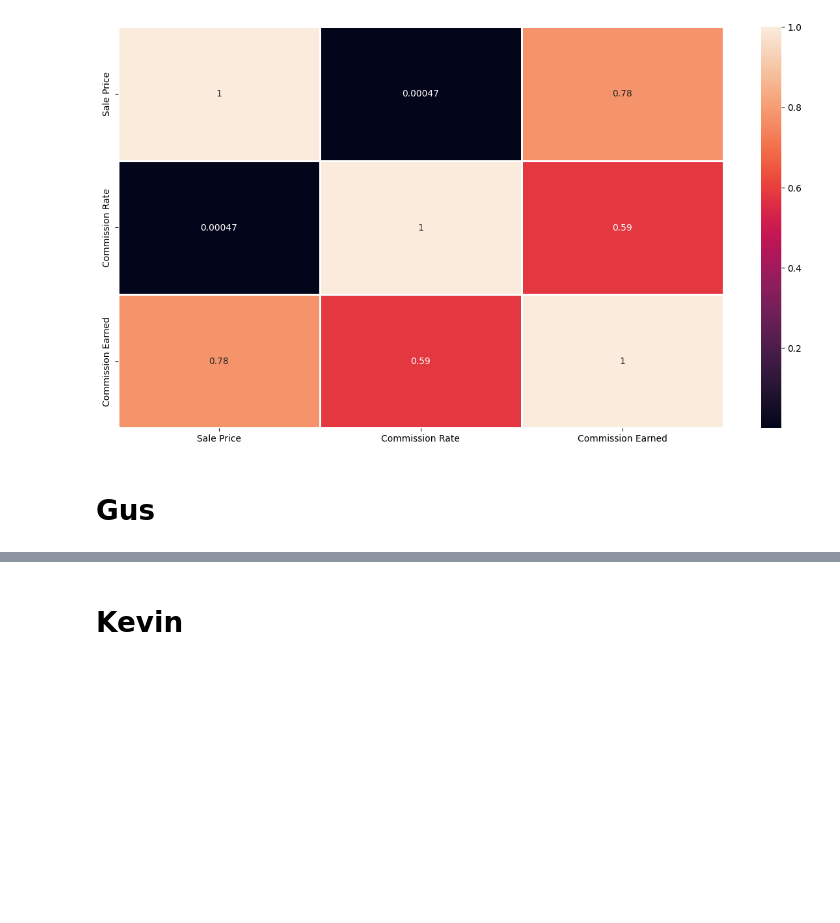
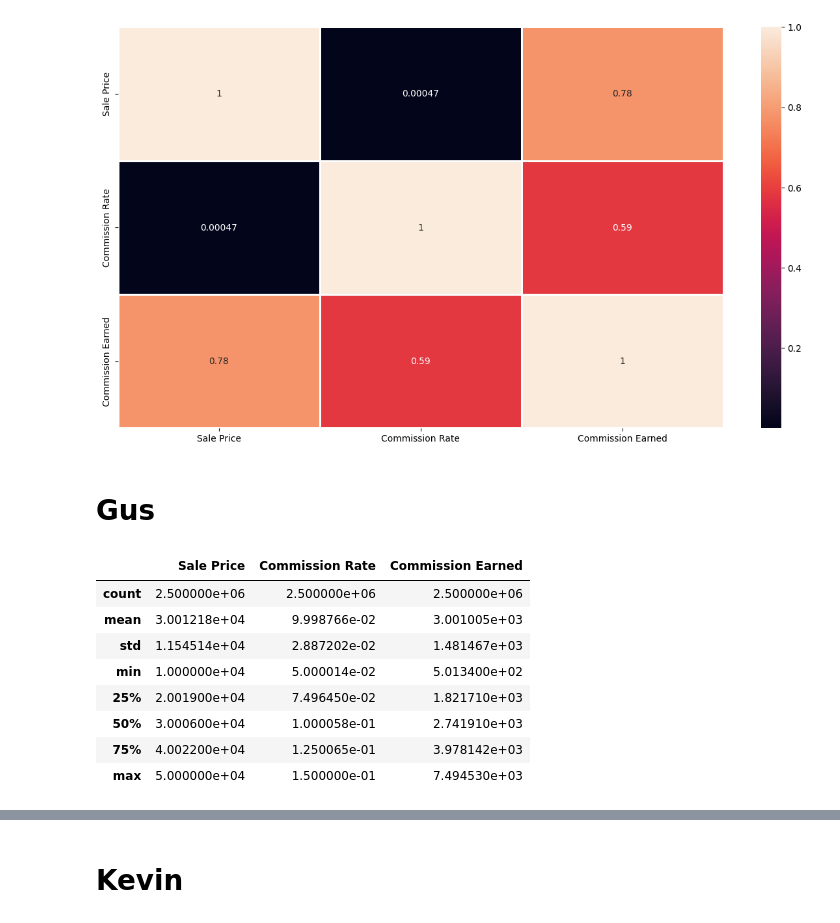
Before and after one commit to KevinMosweu/USED-CAR-PRICE-PREDICTION_MACHINE-LEARNING, a Jupyter notebook: car_sales.ipynb, the cells around one changed output, grey strips where cells are left out. Cells and saved outputs as stored; diff of their text form; code cells hidden in the pictures; blank space fills up the shorter version.

```diff
--- a/car_sales.ipynb
+++ b/car_sales.ipynb
@@ -223,3 +224,15 @@ The default value of numeric_only in DataFrame.corr is deprecated. In a future v
 [figure]
 # %% [markdown]
 # Gus
+# %%
+car_sales_pandas.describe()
+# %% [output]
+|  | Sale Price | Commission Rate | Commission Earned |
+| count | 2.500000e+06 | 2.500000e+06 | 2.500000e+06 |
+| mean | 3.001218e+04 | 9.998766e-02 | 3.001005e+03 |
+| std | 1.154514e+04 | 2.887202e-02 | 1.481467e+03 |
+| min | 1.000000e+04 | 5.000014e-02 | 5.013400e+02 |
+| 25% | 2.001900e+04 | 7.496450e-02 | 1.821710e+03 |
+| 50% | 3.000600e+04 | 1.000058e-01 | 2.741910e+03 |
+| 75% | 4.002200e+04 | 1.250065e-01 | 3.978142e+03 |
+| max | 5.000000e+04 | 1.500000e-01 | 7.494530e+03 |
```
Also changed, not shown: parts of 14 cells of this notebook.
